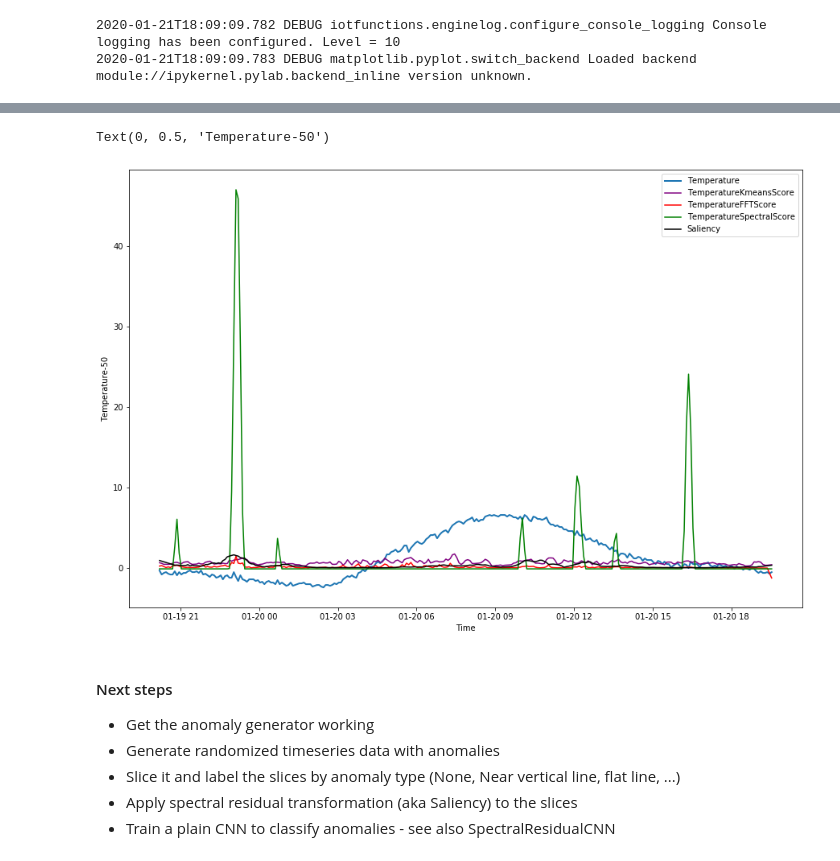
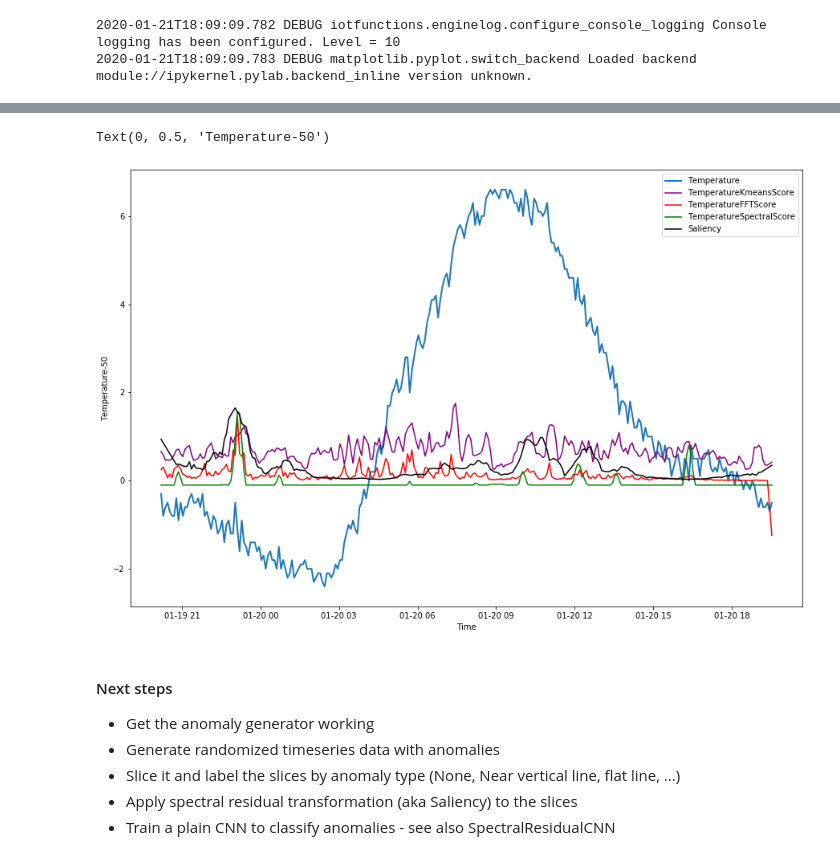
Before and after one commit to sedgewickmm18/mmfunctions, a Jupyter notebook: InvestigationBeta-3.0120.ipynb, the cells around one changed output, grey strips where cells are left out. Saved outputs shown, nothing was run; the diff lists cells and outputs as text; code cells hidden in the pictures.

Commit message:
recompute spectral

```diff
--- a/InvestigationBeta-3.0120.ipynb
+++ b/InvestigationBeta-3.0120.ipynb
@@ -134,23 +134,23 @@ df_input2.reset_index(level=[0], inplace=True)
 # %%
 
 
 fig, ax = plt.subplots(1, 1, figsize=(15,10))
 ax.plot(df_input2.index, df_input['Temperature']-50,linewidth=2,label='Temperature')
 ax.plot(df_input2.index, df_input['TemperatureKmeansScore'], color='purple',label='TemperatureKmeansScore')
 ax.plot(df_input2.index, df_input['TemperatureFFTScore']/450, color='red',label='TemperatureFFTScore')
-ax.plot(df_input2.index, -np.minimum(df_input['TemperatureSpectralScore2'],0.1), color='green',
+ax.plot(df_input2.index, -np.minimum(df_input['TemperatureSpectralScore2']/30,0.1), color='green',
         label='TemperatureSpectralScore')
 ax.plot(df_input2.index, df_input['SaliencyAnomalyScore']/80,color='black',label='Saliency')
 #ax.plot(df_input.index, np.minimum(df_input['TemperatureGeneralizedScore']/10000,10), color='orange',
 #        label='TemperatureGeneralizedScore')
 
 ax.legend()
 #ax.set_ylim(60, 90)
 ax.set_xlabel('Time')
 ax.set_ylabel('Temperature-50')
 # %% [output]
 Text(0, 0.5, 'Temperature-50')
-[figure, old version]
+[figure, new version]
 # %% [markdown]
 #### Next steps
 
```
Also changed, not shown: 2 other files.
